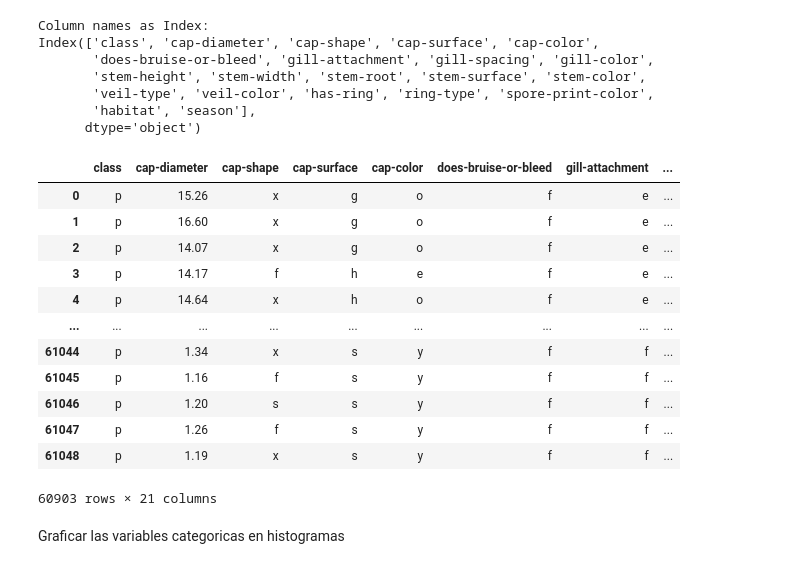
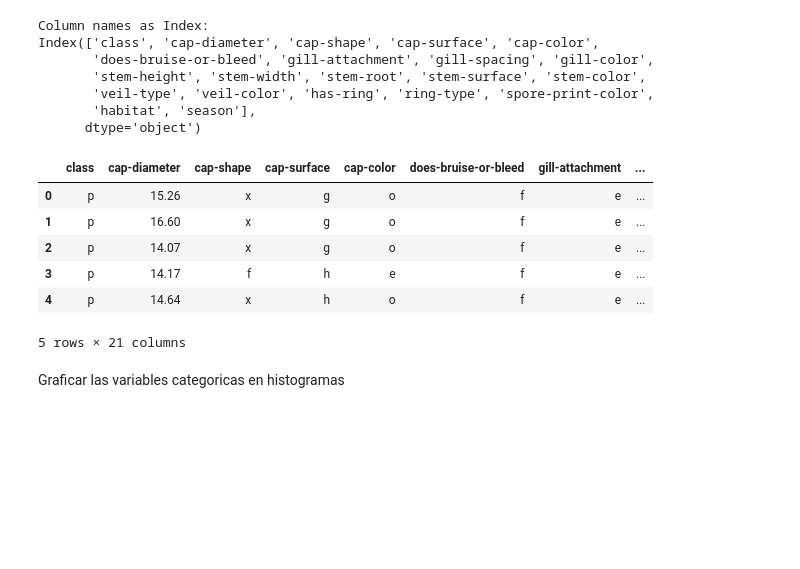
Before and after one commit to Rafa-Carrasco/mushroom_finalpro, a Jupyter notebook: src/explore.ipynb, the cells around one changed output. Saved outputs shown, nothing was run; the diff lists cells and outputs as text; code cells hidden in the pictures; blank space fills up the shorter version.

```diff
--- a/src/explore.ipynb
+++ b/src/explore.ipynb
@@ -92,21 +93,15 @@ Index(['class', 'cap-diameter', 'cap-shape', 'cap-surface', 'cap-color',
        'habitat', 'season'],
       dtype='object')
 # %%
-smdata.head(-20)
+smdata.head()
 # %% [output]
 |  | class | cap-diameter | cap-shape | cap-surface | cap-color | does-bruise-or-bleed | gill-attachment | ... |
 | 0 | p | 15.26 | x | g | o | f | e | ... |
 | 1 | p | 16.60 | x | g | o | f | e | ... |
 | 2 | p | 14.07 | x | g | o | f | e | ... |
 | 3 | p | 14.17 | f | h | e | f | e | ... |
 | 4 | p | 14.64 | x | h | o | f | e | ... |
-| ... | ... | ... | ... | ... | ... | ... | ... | ... |
-| 61044 | p | 1.34 | x | s | y | f | f | ... |
-| 61045 | p | 1.16 | f | s | y | f | f | ... |
-| 61046 | p | 1.20 | s | s | y | f | f | ... |
-| 61047 | p | 1.26 | f | s | y | f | f | ... |
-| 61048 | p | 1.19 | x | s | y | f | f | ... |
-60903 rows × 21 columns
+5 rows × 21 columns
 # %% [markdown]
 Graficar las variables categoricas en histogramas
 # %%
```
Also changed, not shown: parts of 9 cells of this notebook, 5 other files.
